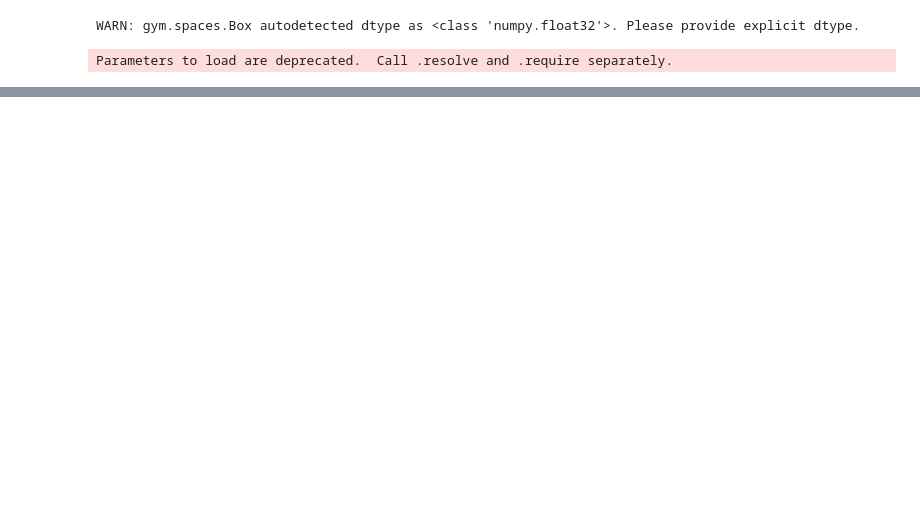
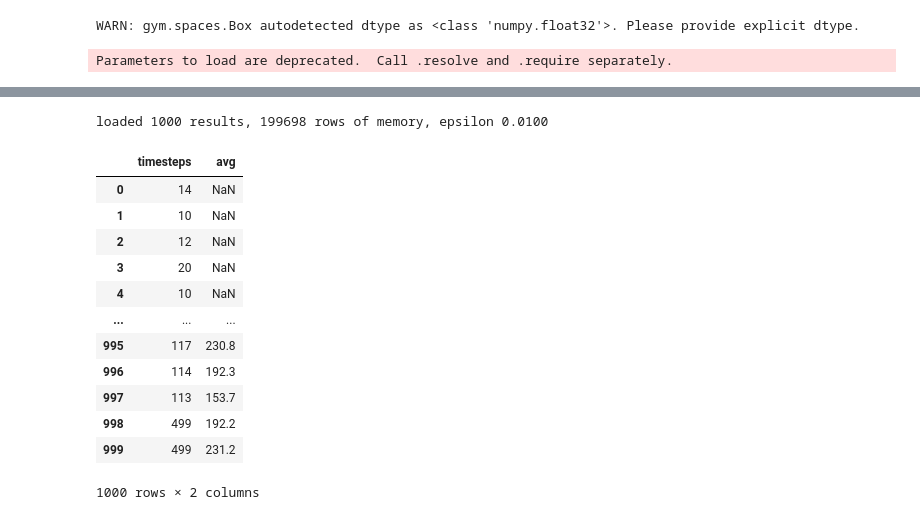
Before and after one commit to druce/rl, a Jupyter notebook: Cart-Pole.ipynb, the cells around one changed output, grey strips where cells are left out. Saved outputs shown, nothing was run; the diff lists cells and outputs as text; code cells hidden in the pictures; blank space fills up the shorter version.

```diff
--- a/Cart-Pole.ipynb
+++ b/Cart-Pole.ipynb
@@ -170,8 +197,8 @@ class DQNAgent:
 env = gym.make('CartPole-v1')
 state_size = env.observation_space.shape[0]
 action_size = env.action_space.n
-batch_size = 64
-n_episodes = 1000
+sample_size = 128
+n_episodes = 400
 fail_penalty = -20
 
 output_dir = 'model_output/cartpole/'
@@ -205,34 +239,29 @@ None
 # %%
-# prev model
-loadmodel = 'model_0010'
-agent.load(output_dir + loadmodel)
-agent.model.compile(loss='mse', optimizer=Adam(learning_rate=agent.learning_rate))
-agent.epsilon = 0.01
-agent.save('savemodel')
-
 for e in range(n_episodes):
     print ('Memory usage: %s (kb)' % resource.getrusage(resource.RUSAGE_SELF).ru_maxrss)
 
     state = env.reset()
     state = np.reshape(state, [1, state_size])
+    agent.reset()
     done = False
-    timesteps = 0
 
     while not done:
         env.render()
         action = agent.act(state)
         next_state, reward, done, _ = env.step(action)
-        reward = reward if not done else fail_penalty
+        if done and e < (n_episodes-1):
+            reward = fail_penalty
         next_state = next_state.reshape([1, state_size])
         agent.remember(state, action, reward, next_state, done)
         state = next_state
         if done:
-            print("{} episode: {}/{}, score: {}, epsilon: {:.02}"
-                  .format(time.strftime("%H:%M:%S"), e, n_episodes, timesteps, agent.epsilon))
-        timesteps +=1
-    if len(agent.memory) > batch_size*2:
-        #pdb.set_trace()
-        agent.train(max(batch_size, int(agent.memory.shape[0] *0.05)))
-    if e % 10 == 0:
-        agent.save(output_dir + "model_%.04d" % e)
+            agent.score_episode(e, n_episodes)
+        else:
+            agent.increment_time()
+
+    if len(agent.memory) > sample_size*2:
+        agent.train(max(sample_size, int(agent.memory.shape[0] *0.05)))
+
+    if e and (e+1) % agent.summary_interval == 0:
+        agent.save(output_dir + "model_")
 # %% [output]
@@ -255,0 +285,19 @@ Memory usage: 5067739136 (kb)
+# %%
+df = pd.DataFrame({'timesteps': agent.results})
+df['avg'] = df['timesteps'].rolling(10).mean()
+df
+# %% [output]
+loaded 1000 results, 199698 rows of memory, epsilon 0.0100
+|  | timesteps | avg |
+| 0 | 14 | NaN |
+| 1 | 10 | NaN |
+| 2 | 12 | NaN |
+| 3 | 20 | NaN |
+| 4 | 10 | NaN |
+| ... | ... | ... |
+| 995 | 117 | 230.8 |
+| 996 | 114 | 192.3 |
+| 997 | 113 | 153.7 |
+| 998 | 499 | 192.2 |
+| 999 | 499 | 231.2 |
+1000 rows × 2 columns
```
Also changed, not shown: parts of 9 cells of this notebook, 6 other files.
